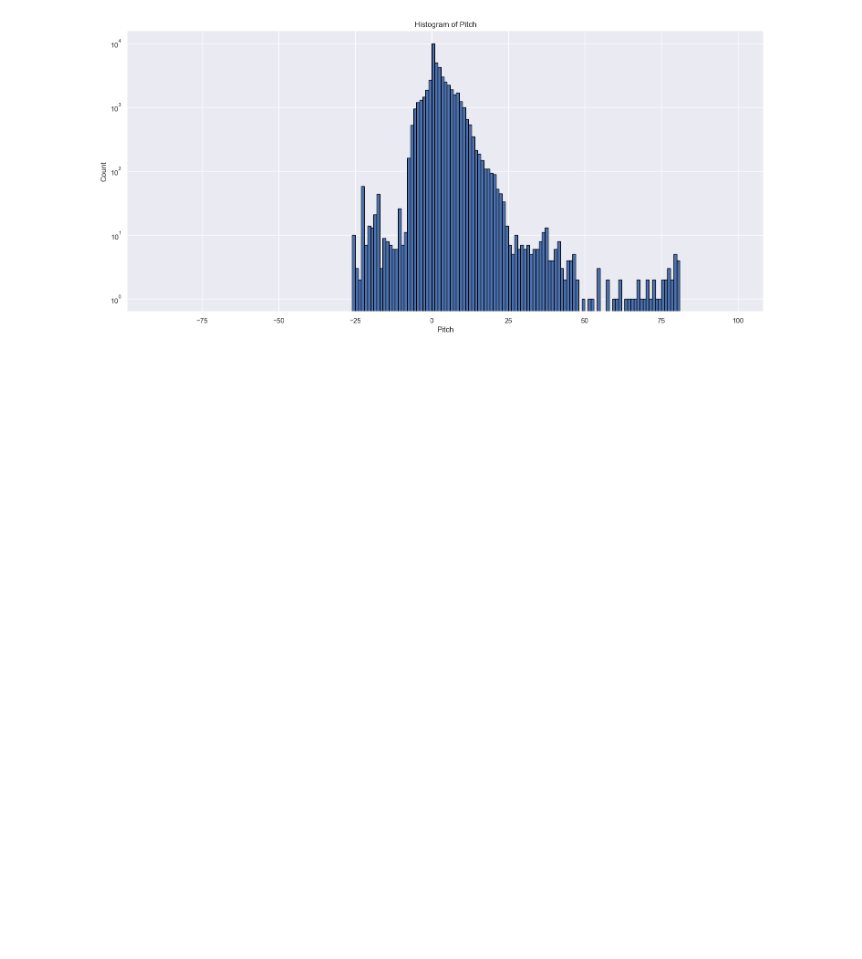
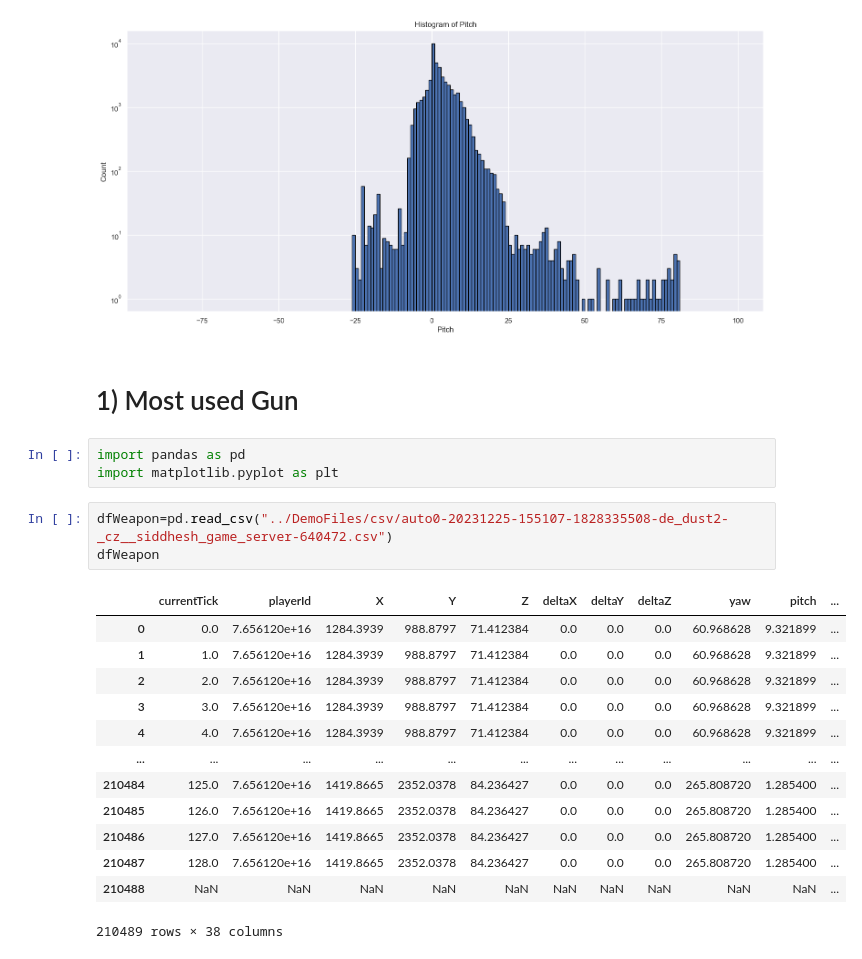
Before and after one commit to YAA-C/GEPCS, a Jupyter notebook: visualization/2,7,1,3 Visualization.ipynb, the cells around one changed output. Drawn from its saved outputs; the diff is of its cells as text; blank space fills up the shorter version.

```diff
--- a/visualization/2,7 Visualization.ipynb
+++ b/visualization/2,7,1,3 Visualization.ipynb
@@ -233,3 +233,25 @@ plt.title('Histogram of Pitch')
 plt.show()
 # %% [output]
 [figure]
+# %% [markdown]
+# 1) Most used Gun
+# %%
+import pandas as pd
+import matplotlib.pyplot as plt
+# %%
+dfWeapon=pd.read_csv("../DemoFiles/csv/auto0-20231225-155107-1828335508-de_dust2-_cz__siddhesh_game_server-640472.csv")
+dfWeapon
+# %% [output]
+|  | currentTick | playerId | X | Y | Z | deltaX | deltaY | deltaZ | yaw | pitch | ... |
+| 0 | 0.0 | 7.656120e+16 | 1284.3939 | 988.8797 | 71.412384 | 0.0 | 0.0 | 0.0 | 60.968628 | 9.321899 | ... |
+| 1 | 1.0 | 7.656120e+16 | 1284.3939 | 988.8797 | 71.412384 | 0.0 | 0.0 | 0.0 | 60.968628 | 9.321899 | ... |
+| 2 | 2.0 | 7.656120e+16 | 1284.3939 | 988.8797 | 71.412384 | 0.0 | 0.0 | 0.0 | 60.968628 | 9.321899 | ... |
+| 3 | 3.0 | 7.656120e+16 | 1284.3939 | 988.8797 | 71.412384 | 0.0 | 0.0 | 0.0 | 60.968628 | 9.321899 | ... |
+| 4 | 4.0 | 7.656120e+16 | 1284.3939 | 988.8797 | 71.412384 | 0.0 | 0.0 | 0.0 | 60.968628 | 9.321899 | ... |
+| ... | ... | ... | ... | ... | ... | ... | ... | ... | ... | ... | ... |
+| 210484 | 125.0 | 7.656120e+16 | 1419.8665 | 2352.0378 | 84.236427 | 0.0 | 0.0 | 0.0 | 265.808720 | 1.285400 | ... |
+| 210485 | 126.0 | 7.656120e+16 | 1419.8665 | 2352.0378 | 84.236427 | 0.0 | 0.0 | 0.0 | 265.808720 | 1.285400 | ... |
+| 210486 | 127.0 | 7.656120e+16 | 1419.8665 | 2352.0378 | 84.236427 | 0.0 | 0.0 | 0.0 | 265.808720 | 1.285400 | ... |
+| 210487 | 128.0 | 7.656120e+16 | 1419.8665 | 2352.0378 | 84.236427 | 0.0 | 0.0 | 0.0 | 265.808720 | 1.285400 | ... |
+| 210488 | NaN | NaN | NaN | NaN | NaN | NaN | NaN | NaN | NaN | NaN | ... |
+210489 rows × 38 columns
```
Also changed, not shown: parts of 9 cells of this notebook, 1 other file.
